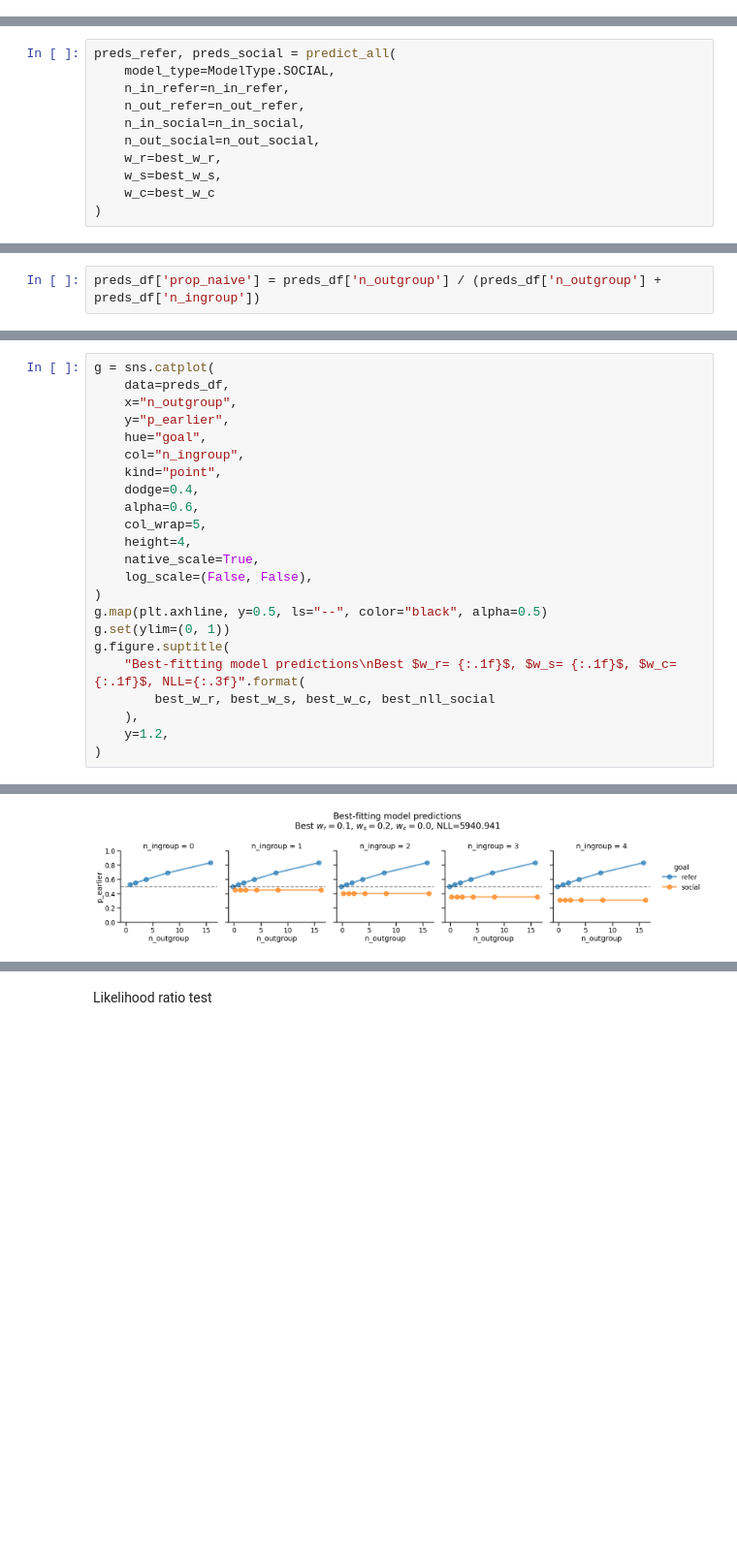
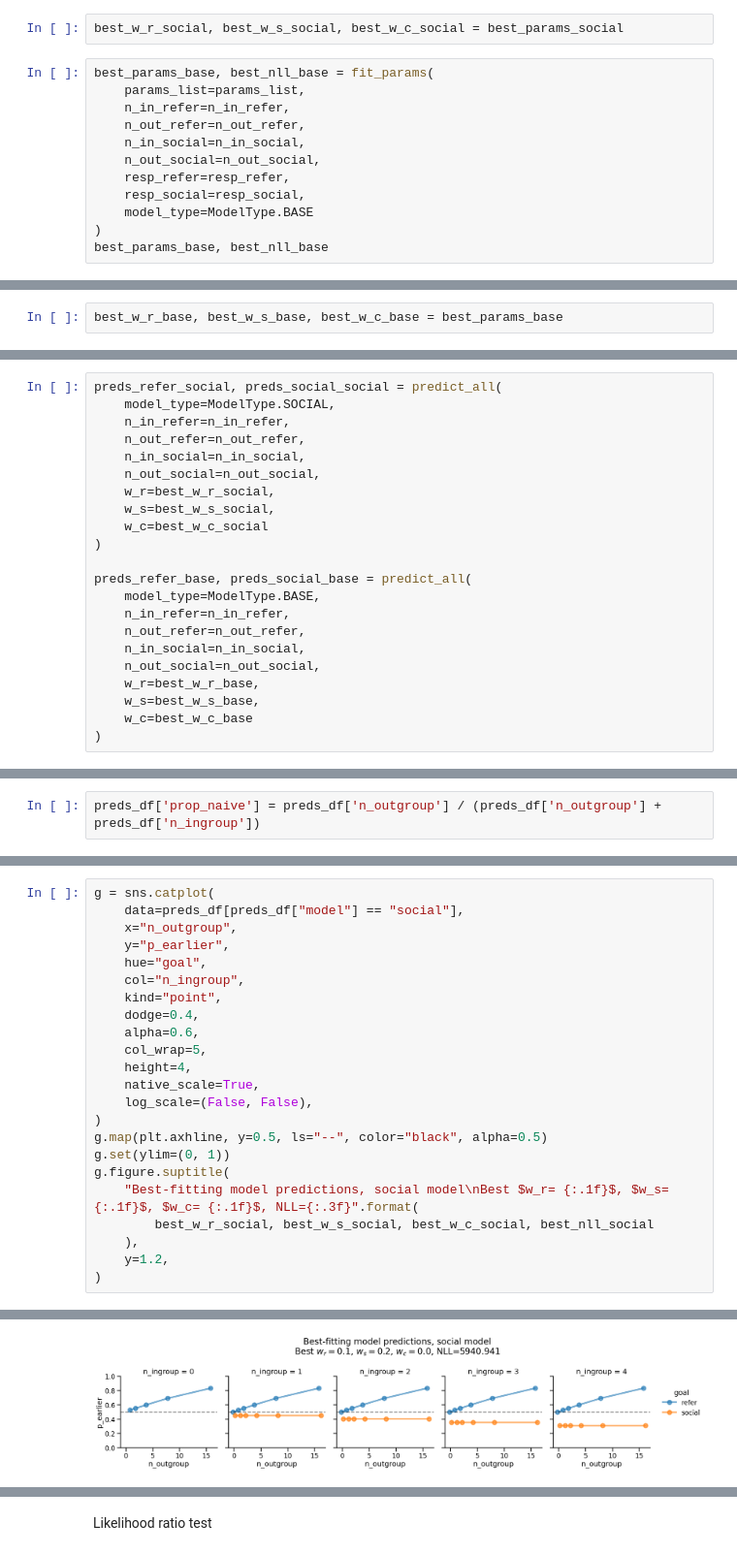
Before and after one commit to aliciamchen/code-switching, a Jupyter notebook: model/fit-predict-3pp-blue-naive-earlier-later.ipynb, the cells around one changed output, grey strips where cells are left out. Shown at 97% size. Cells and saved outputs as stored; diff of their text form; blank space fills up the shorter version.

```diff
--- a/model/fit-predict-3pp-blue-naive-earlier-later.ipynb
+++ b/model/fit-predict-3pp-blue-naive-earlier-later.ipynb
@@ -172,0 +169,14 @@ best_w_r, best_w_s, best_w_c = best_params_social
+# %%
+best_w_r_social, best_w_s_social, best_w_c_social = best_params_social
+# %%
+best_params_base, best_nll_base = fit_params(
+    params_list=params_list,
+    n_in_refer=n_in_refer,
+    n_out_refer=n_out_refer,
+    n_in_social=n_in_social,
+    n_out_social=n_out_social,
+    resp_refer=resp_refer,
+    resp_social=resp_social,
+    model_type=ModelType.BASE
+)
+best_params_base, best_nll_base
@@ -173,15 +185,28 @@ best_w_r, best_w_s, best_w_c = best_params_social
+# %%
+best_w_r_base, best_w_s_base, best_w_c_base = best_params_base
 # %% [markdown]
 Generate model predictions (one for each data point)
 # %%
-preds_refer, preds_social = predict_all(
+preds_refer_social, preds_social_social = predict_all(
     model_type=ModelType.SOCIAL,
     n_in_refer=n_in_refer,
     n_out_refer=n_out_refer,
     n_in_social=n_in_social,
     n_out_social=n_out_social,
-    w_r=best_w_r,
-    w_s=best_w_s,
-    w_c=best_w_c
+    w_r=best_w_r_social,
+    w_s=best_w_s_social,
+    w_c=best_w_c_social
 )
+
+preds_refer_base, preds_social_base = predict_all(
+    model_type=ModelType.BASE,
+    n_in_refer=n_in_refer,
+    n_out_refer=n_out_refer,
+    n_in_social=n_in_social,
+    n_out_social=n_out_social,
+    w_r=best_w_r_base,
+    w_s=best_w_s_base,
+    w_c=best_w_c_base
+)
 # %%
 # Put the preds in a dataframe
@@ -205,6 +279,6 @@ preds_df['prop_naive'] = preds_df['n_outgroup'] / (preds_df['n_outgroup'] + pred
 # %%
 g = sns.catplot(
-    data=preds_df,
+    data=preds_df[preds_df["model"] == "social"],
     x="n_outgroup",
     y="p_earlier",
     hue="goal",
@@ -220,8 +294,8 @@ g = sns.catplot(
 g.map(plt.axhline, y=0.5, ls="--", color="black", alpha=0.5)
 g.set(ylim=(0, 1))
 g.figure.suptitle(
-    "Best-fitting model predictions\nBest $w_r= {:.1f}$, $w_s= {:.1f}$, $w_c= {:.1f}$, NLL={:.3f}".format(
-        best_w_r, best_w_s, best_w_c, best_nll_social
+    "Best-fitting model predictions, social model\nBest $w_r= {:.1f}$, $w_s= {:.1f}$, $w_c= {:.1f}$, NLL={:.3f}".format(
+        best_w_r_social, best_w_s_social, best_w_c_social, best_nll_social
     ),
     y=1.2,
 )
@@ -230,2 +304,2 @@ Text(0.5, 1.2, 'Best-fitting model predictions\nBest $w_r= 0.1$, $w_s= 0.2$, $w_
-[figure, old version]
+[figure, new version]
 # %%
```
Also changed, not shown: parts of 22 cells of this notebook.
